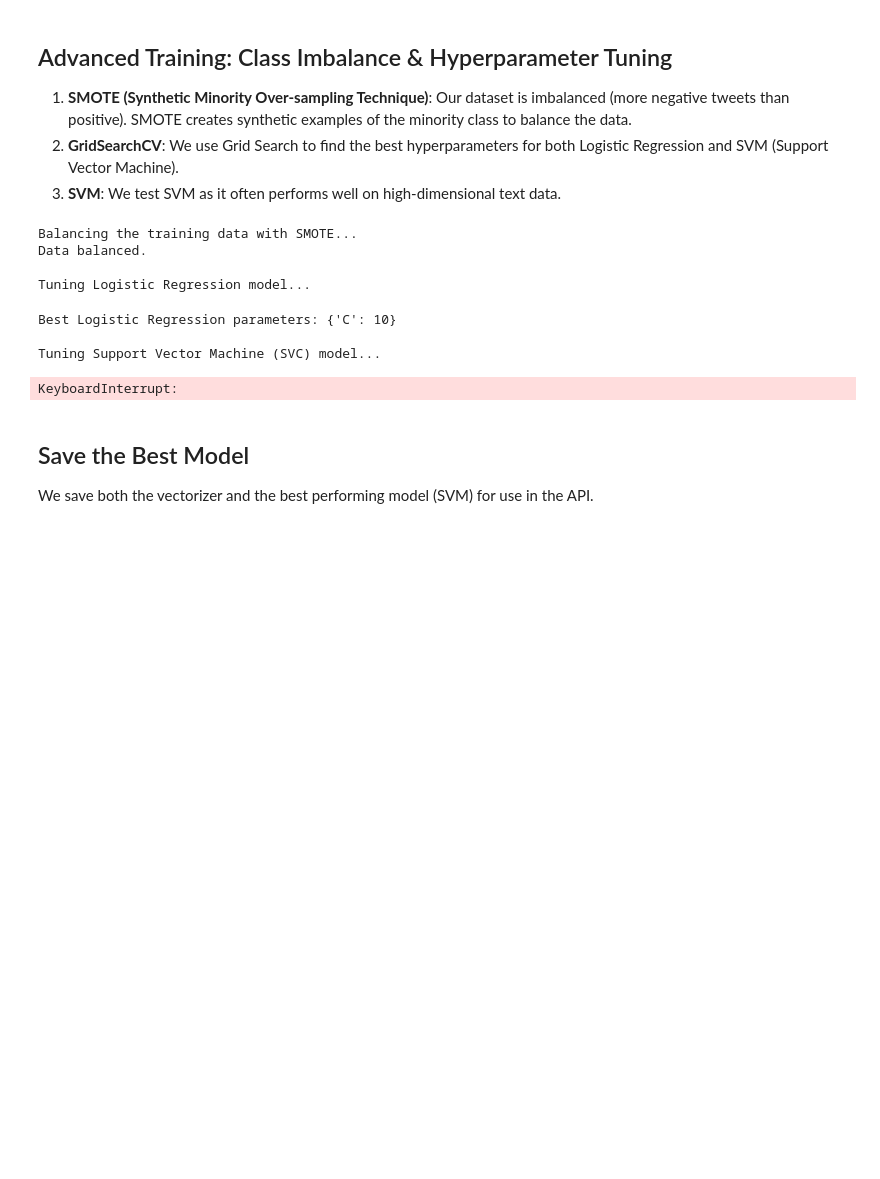
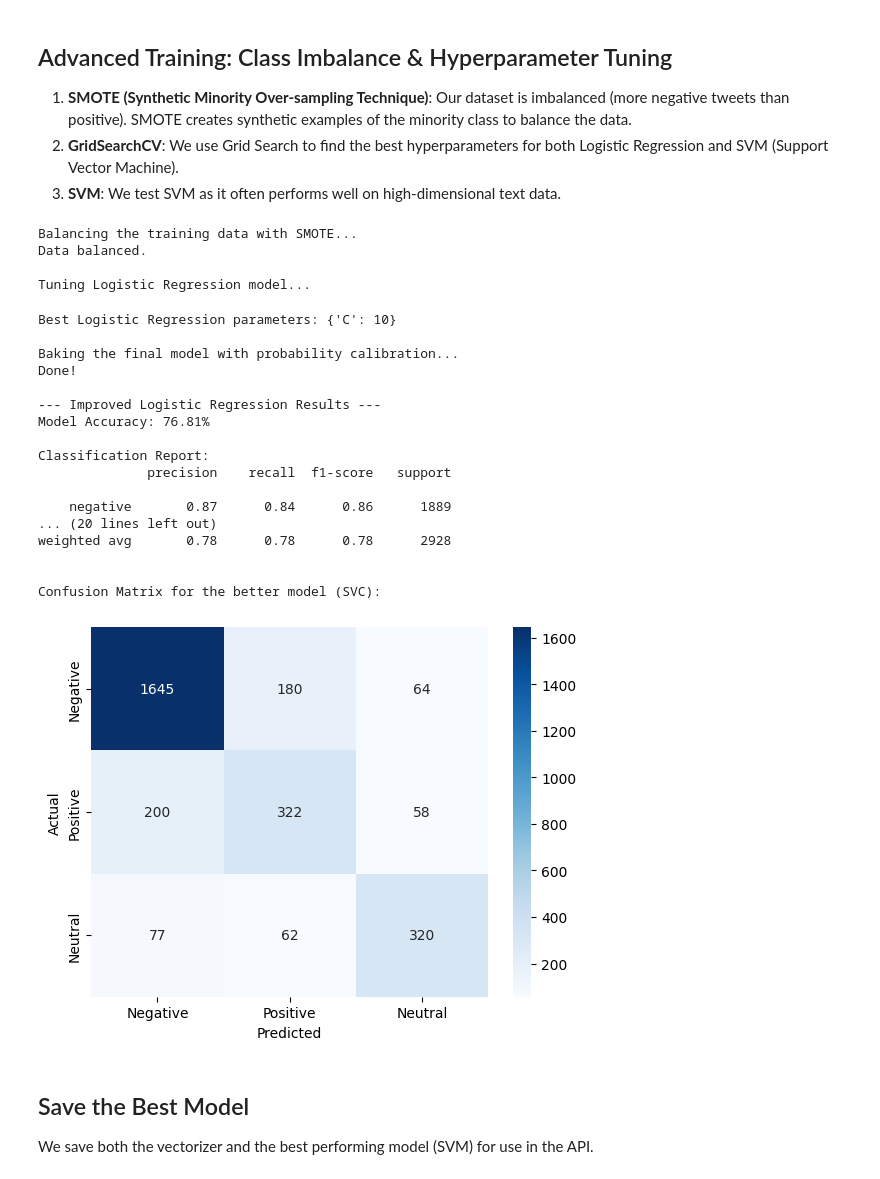
Before and after one commit to ExodiaPy420/tweetanalysispythonbackend, a Jupyter notebook: model_training.ipynb, the cells around one changed output. Drawn from its saved outputs; the diff is of its cells as text; code cells hidden in the pictures; blank space fills up the shorter version.

```diff
--- a/model_training.ipynb
+++ b/model_training.ipynb
@@ -251,16 +251,14 @@ from sklearn.metrics import accuracy_score, classification_report, confusion_mat
 import seaborn as sns
 import matplotlib.pyplot as plt
 
-# 1. Use SMOTE to create a balanced training set
+
 print("Balancing the training data with SMOTE...")
 smote = SMOTE(random_state=42)
 X_train_smote, y_train_smote = smote.fit_resample(X_train_tfidf, y_train)
 print("Data balanced.")
 
-# grid of parameters to test for both models
-# common settings to tune for these models
+# grid of parameters to test for Logistic Regression
 param_grid_lr = {'C': [0.1, 1, 10]}
-param_grid_svc = {'C': [1, 10, 100], 'gamma': [0.1, 0.01]}
 
 # GridSearchCV to find the best Logistic Regression model
 print("\nTuning Logistic Regression model...")
@@ -268,41 +266,55 @@ grid_lr = GridSearchCV(LogisticRegression(max_iter=1000), param_grid_lr, cv=3)
 grid_lr.fit(X_train_smote, y_train_smote)
 print(f"Best Logistic Regression parameters: {grid_lr.best_params_}")
 
-# GridSearchCV to find the best SVC model
-print("\nTuning Support Vector Machine (SVC) model...")
-grid_svc = GridSearchCV(SVC(), param_grid_svc, cv=3)
+# Train the single optimum Support Vector Machine (SVC) model
+print("\nBaking the final model with probability calibration...")
+grid_svc = SVC(C=100, gamma=0.01, probability=True)
 grid_svc.fit(X_train_smote, y_train_smote)
-print(f"Best SVC parameters: {grid_svc.best_params_}")
+print("Done!")
 
 print("\n--- Improved Logistic Regression Results ---")
 y_pred_lr = grid_lr.predict(X_test_tfidf)
 print(f"Model Accuracy: {accuracy_score(y_test, y_pred_lr) * 100:.2f}%")
 print("\nClassification Report:")
 print(classification_report(y_test, y_pred_lr))
 
 print("\n--- Support Vector Machine (SVC) Results ---")
 y_pred_svc = grid_svc.predict(X_test_tfidf)
 print(f"Model Accuracy: {accuracy_score(y_test, y_pred_svc) * 100:.2f}%")
 print("\nClassification Report:")
 print(classification_report(y_test, y_pred_svc))
 
-# visualize the confusion matrix of the better model
+
 print("\nConfusion Matrix for the better model (SVC):")
 cm = confusion_matrix(y_test, y_pred_svc)
 sns.heatmap(cm, annot=True, fmt='d', cmap='Blues',
-            xticklabels=['Negative', 'Positive'], yticklabels=['Negative', 'Positive'])
+            xticklabels=['Negative', 'Positive', 'Neutral'], yticklabels=['Negative', 'Positive', 'Neutral'])
 plt.xlabel('Predicted')
 plt.ylabel('Actual')
 plt.show()
 # %% [output]
 Balancing the training data with SMOTE...
 Data balanced.
 
 Tuning Logistic Regression model...
 Best Logistic Regression parameters: {'C': 10}
 
-Tuning Support Vector Machine (SVC) model...
+Baking the final model with probability calibration...
+Done!
+
+--- Improved Logistic Regression Results ---
+Model Accuracy: 76.81%
+
+Classification Report:
+              precision    recall  f1-score   support
+
+    negative       0.87      0.84      0.86      1889
+... (20 lines left out)
+weighted avg       0.78      0.78      0.78      2928
+
+
+Confusion Matrix for the better model (SVC):
-KeyboardInterrupt:
+[figure, added]
 # %% [markdown]
 ## Save the Best Model
 
```
Also changed, not shown: parts of 7 cells of this notebook, 5 other files.
